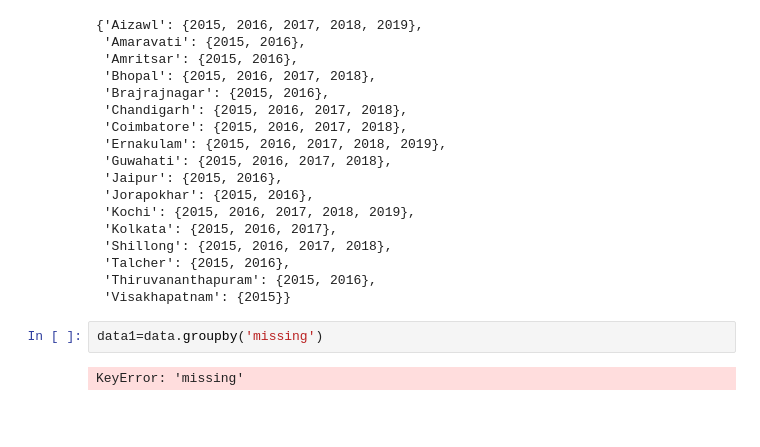
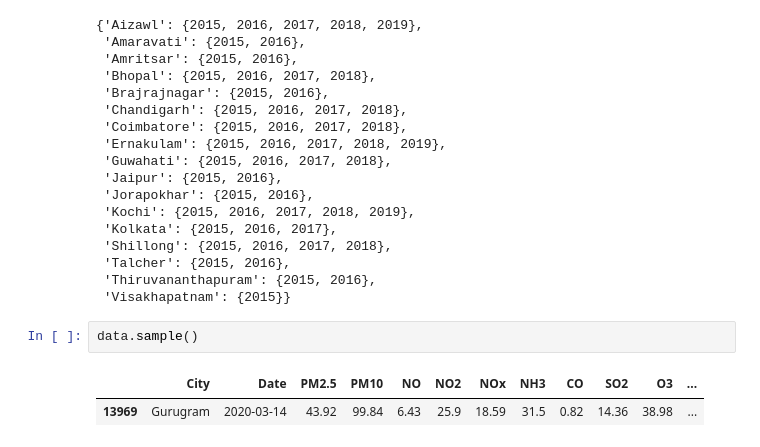
Before and after one commit to Raghu131204/Airqualityindex, a Jupyter notebook: airqualityindex.ipynb, the cells around one changed output. Saved outputs shown, nothing was run; the diff lists cells and outputs as text; blank space fills up the shorter version.

```diff
--- a/airqualityindex.ipynb
+++ b/airqualityindex.ipynb
@@ -296,7 +296,8 @@ missing
  'Talcher': {2015, 2016},
  'Thiruvananthapuram': {2015, 2016},
  'Visakhapatnam': {2015}}
-# %%
-data1=data.groupby('missing')
-# %% [output]
-KeyError: 'missing'
+# %%
+data.sample()
+# %% [output]
+|  | City | Date | PM2.5 | PM10 | NO | NO2 | NOx | NH3 | CO | SO2 | O3 | ... |
+| 13969 | Gurugram | 2020-03-14 | 43.92 | 99.84 | 6.43 | 25.9 | 18.59 | 31.5 | 0.82 | 14.36 | 38.98 | ... |
```
Also changed, not shown: parts of 2 cells of this notebook.
